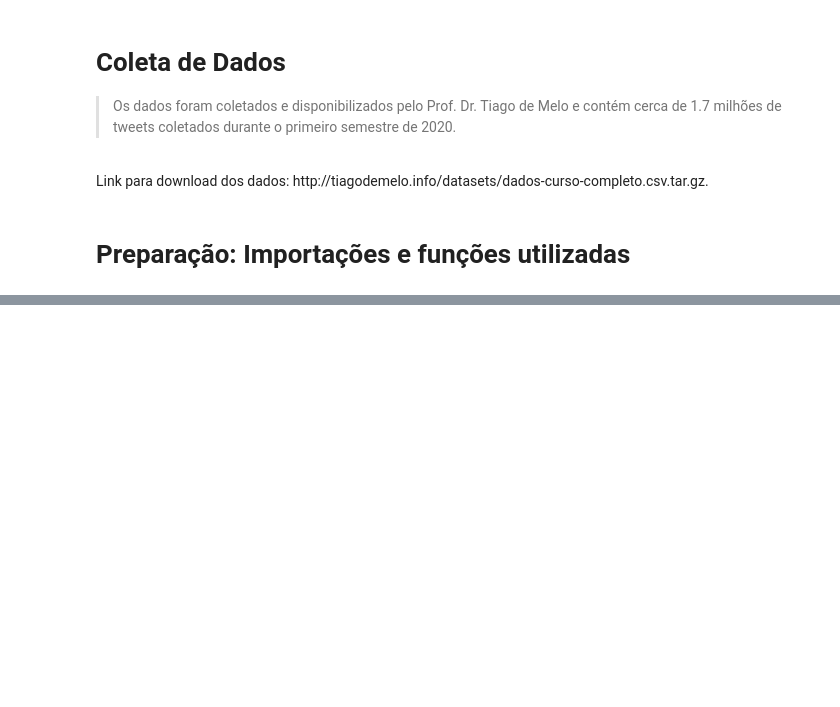
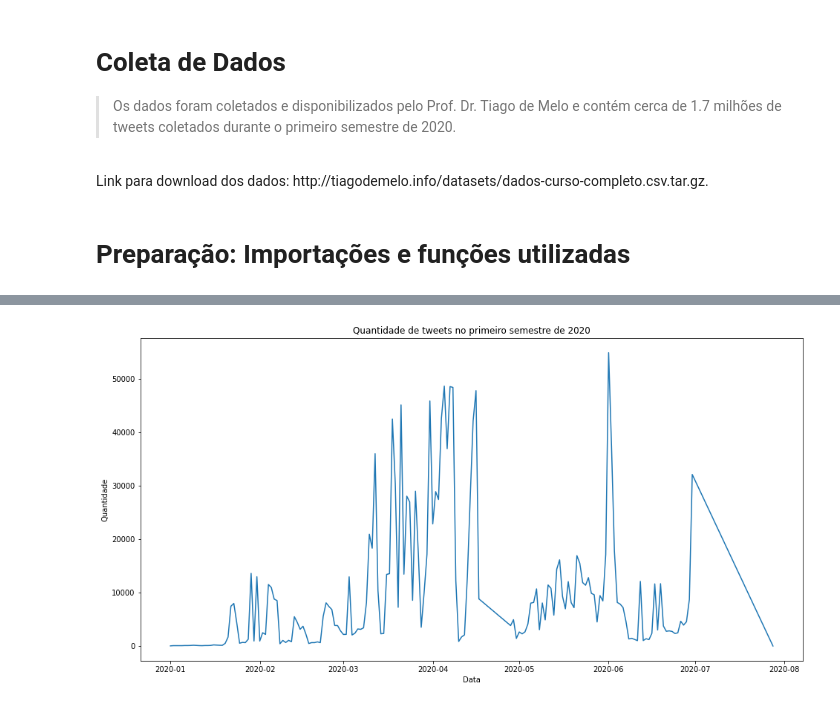
Before and after one commit to patricktapajos/covid19tweets, a Jupyter notebook: covid19_tweets.ipynb, the cells around one changed output, grey strips where cells are left out. Cells and saved outputs as stored; diff of their text form; code cells hidden in the pictures; blank space fills up the shorter version.

```diff
--- a/covid19_tweets.ipynb
+++ b/covid19_tweets.ipynb
@@ -91,0 +182,12 @@ def gen_img_word_cloud(text_list):
+# %%
+# Quantidade de tweets por dias (sem contar a hora, minuto e segundo)
+df_date = raw_data.groupby(pd.to_datetime(raw_data['data']).dt.date)['data'].count()
+df_date
+plt.figure(figsize=(16,8))
+plt.title('Quantidade de tweets no primeiro semestre de 2020')
+plt.plot(df_date)
+plt.xlabel("Data")
+plt.ylabel("Quantidade")
+plt.show()
+# %% [output]
+[figure, added]
```
Also changed, not shown: parts of 21 cells of this notebook.
